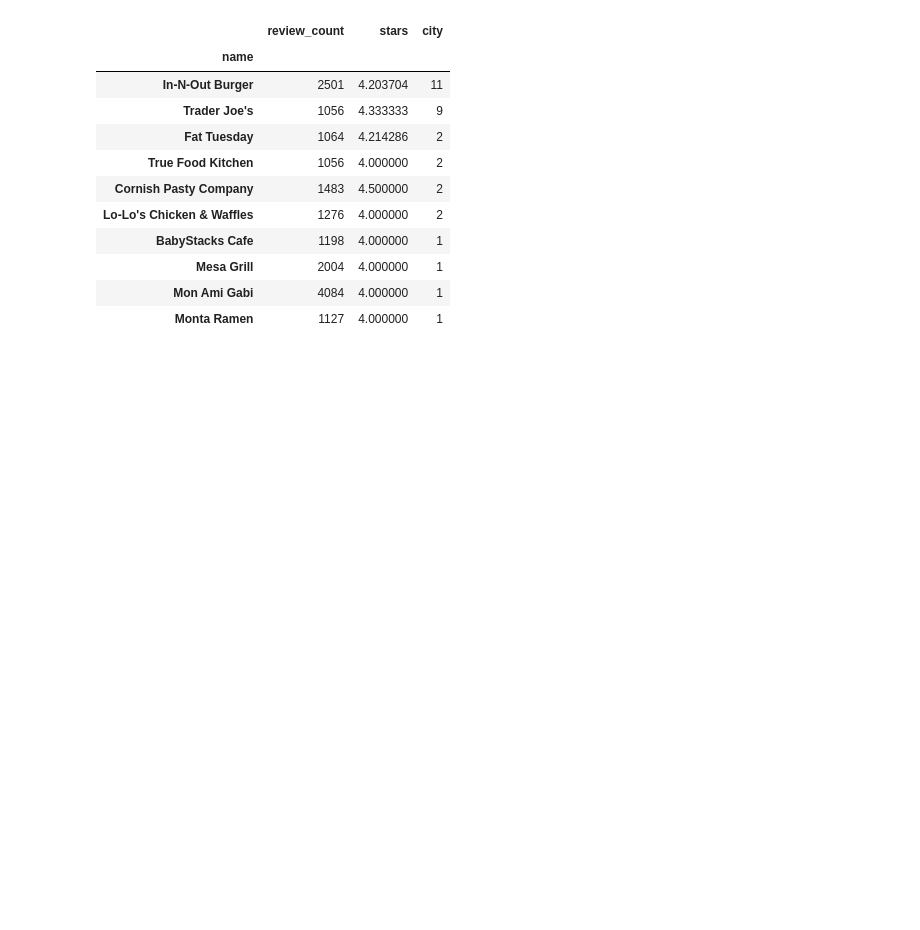
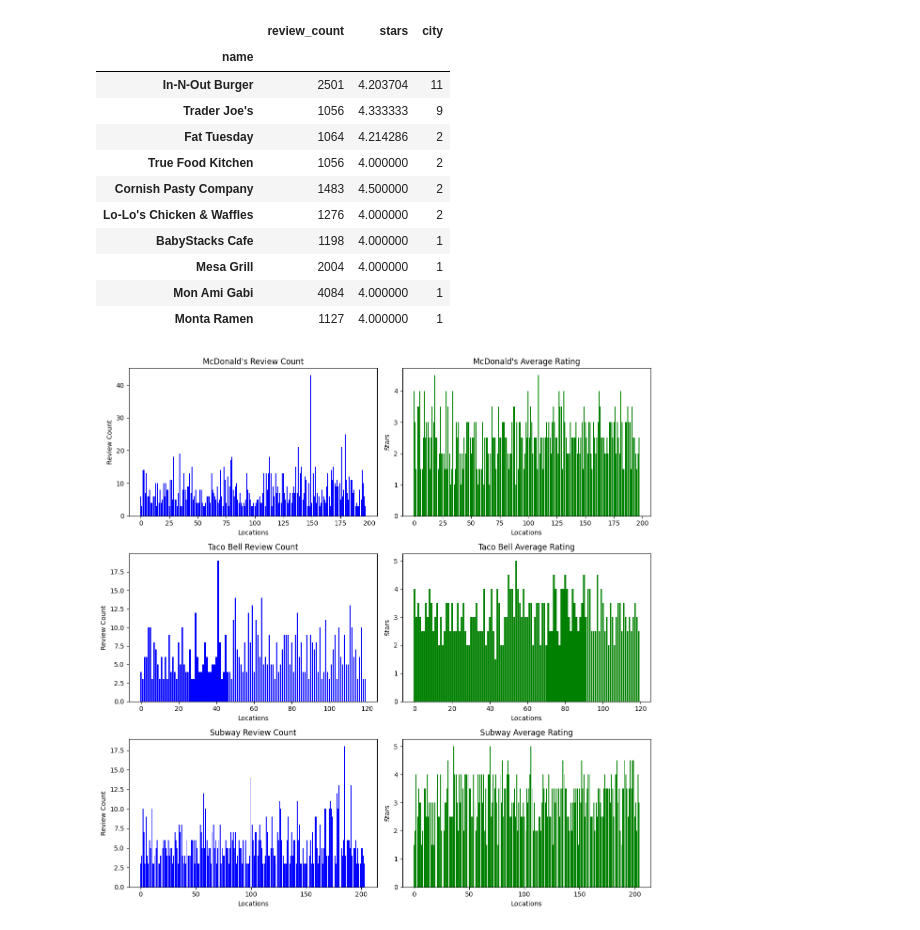
Before and after one commit to kasamdh/CS598Capstone, a Jupyter notebook: review.ipynb, the cells around one changed output. Saved outputs shown, nothing was run; the diff lists cells and outputs as text; code cells hidden in the pictures; blank space fills up the shorter version.

```diff
--- a/review.ipynb
+++ b/review.ipynb
@@ -105,3 +105,59 @@ result[(result['stars'] >=4) & (result['review_count'] >= 1000)].sort_values(by=
 | Mesa Grill | 2004 | 4.000000 | 1 |
 | Mon Ami Gabi | 4084 | 4.000000 | 1 |
 | Monta Ramen | 1127 | 4.000000 | 1 |
+# %%
+# Data for McDonald's
+mcdonalds = businesses.loc[businesses['name'] == "McDonald's"]
+mcdonalds_review_count = mcdonalds['review_count'].values
+mcdonalds_stars = mcdonalds['stars'].values
+
+# Data for Taco Bell
+taco_bell = businesses.loc[businesses['name'] == "Taco Bell"]
+taco_bell_review_count = taco_bell['review_count'].values
+taco_bell_stars = taco_bell['stars'].values
+
+# Data for Subway
+subway = businesses.loc[businesses['name'] == "Subway"]
+subway_review_count = subway['review_count'].values
+subway_stars = subway['stars'].values
+
+# Plotting
+fig, axs = plt.subplots(3, 2, figsize=(12, 12))
+
+# McDonald's
+axs[0, 0].bar(np.arange(len(mcdonalds_review_count)), mcdonalds_review_count, color='blue')
+axs[0, 0].set_title("McDonald's Review Count")
+axs[0, 0].set_xlabel('Locations')
+axs[0, 0].set_ylabel('Review Count')
+
+axs[0, 1].bar(np.arange(len(mcdonalds_stars)), mcdonalds_stars, color='green')
+axs[0, 1].set_title("McDonald's Average Rating")
+axs[0, 1].set_xlabel('Locations')
+axs[0, 1].set_ylabel('Stars')
+
+# Taco Bell
+axs[1, 0].bar(np.arange(len(taco_bell_review_count)), taco_bell_review_count, color='blue')
+axs[1, 0].set_title("Taco Bell Review Count")
+axs[1, 0].set_xlabel('Locations')
+axs[1, 0].set_ylabel('Review Count')
+
+axs[1, 1].bar(np.arange(len(taco_bell_stars)), taco_bell_stars, color='green')
+axs[1, 1].set_title("Taco Bell Average Rating")
+axs[1, 1].set_xlabel('Locations')
+axs[1, 1].set_ylabel('Stars')
+
+# Subway
+axs[2, 0].bar(np.arange(len(subway_review_count)), subway_review_count, color='blue')
+axs[2, 0].set_title("Subway Review Count")
+axs[2, 0].set_xlabel('Locations')
+axs[2, 0].set_ylabel('Review Count')
+
+axs[2, 1].bar(np.arange(len(subway_stars)), subway_stars, color='green')
+axs[2, 1].set_title("Subway Average Rating")
+axs[2, 1].set_xlabel('Locations')
+axs[2, 1].set_ylabel('Stars')
+
+plt.tight_layout()
+plt.show()
+# %% [output]
+[figure, added]
```
Also changed, not shown: parts of 1 cell of this notebook.
